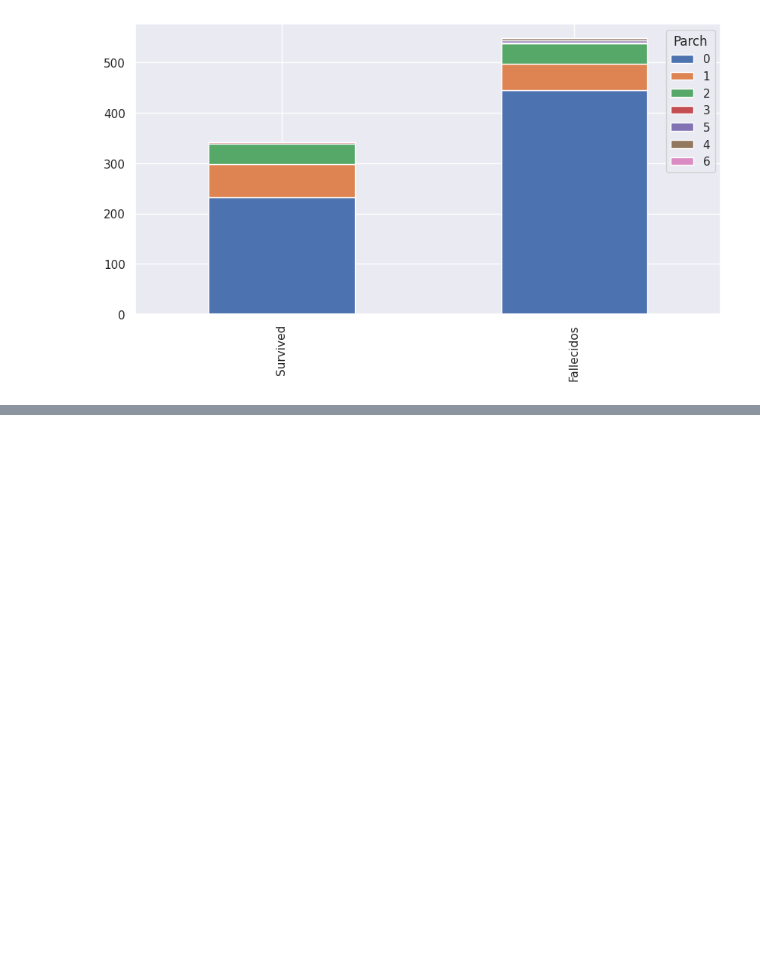
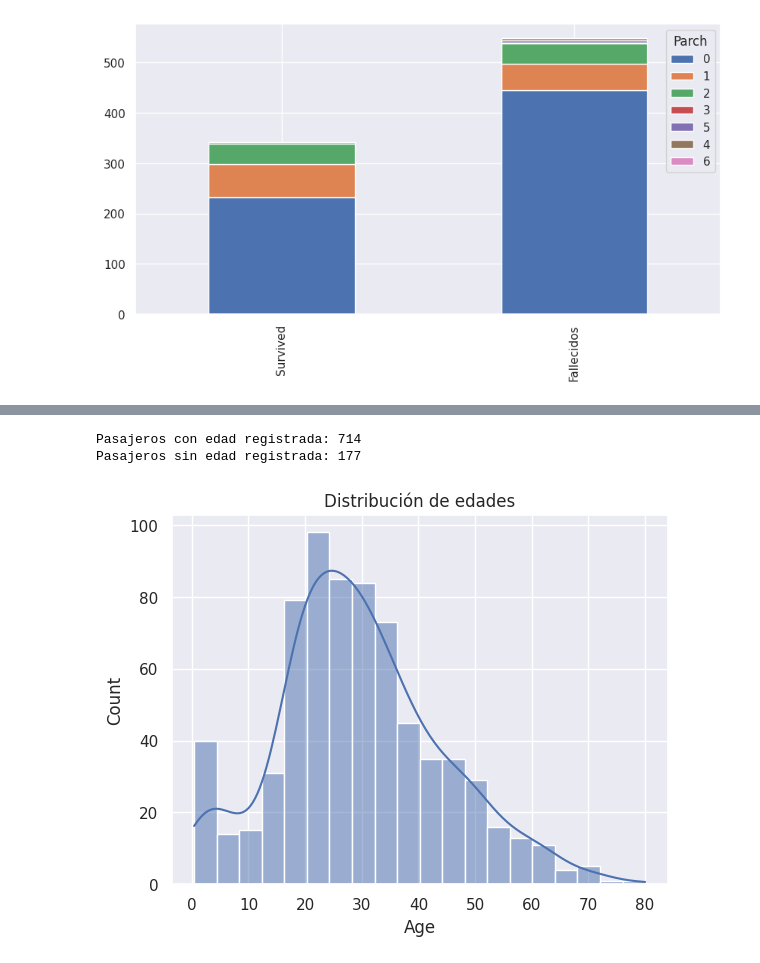
Before and after one commit to EmmanueDavidL/Ciencia_De_Datos2025, a Jupyter notebook: TITANIC.ipynb, the cells around one changed output, grey strips where cells are left out. Drawn from its saved outputs; the diff is of its cells as text; code cells hidden in the pictures; blank space fills up the shorter version.

```diff
--- a/TITANIC.ipynb
+++ b/TITANIC.ipynb
@@ -534,0 +197,16 @@ plt.show()
+# %%
+# ==============================
+# 4️⃣ Información sobre edad
+# ==============================
+faltan_edad = df["Age"].isna().sum()
+con_edad = total - faltan_edad
+print(f"\nPasajeros con edad registrada: {con_edad}")
+print(f"Pasajeros sin edad registrada: {faltan_edad}")
+
+sns.histplot(df["Age"], bins=20, kde=True)
+plt.title("Distribución de edades")
+plt.show()
+# %% [output]
+Pasajeros con edad registrada: 714
+Pasajeros sin edad registrada: 177
+[figure, added]
```
Also changed, not shown: parts of 51 cells of this notebook.
